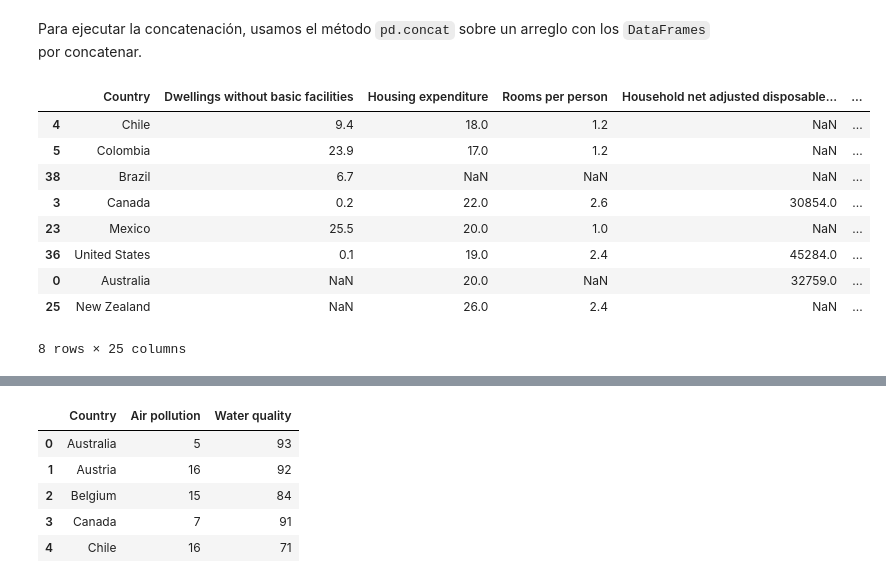
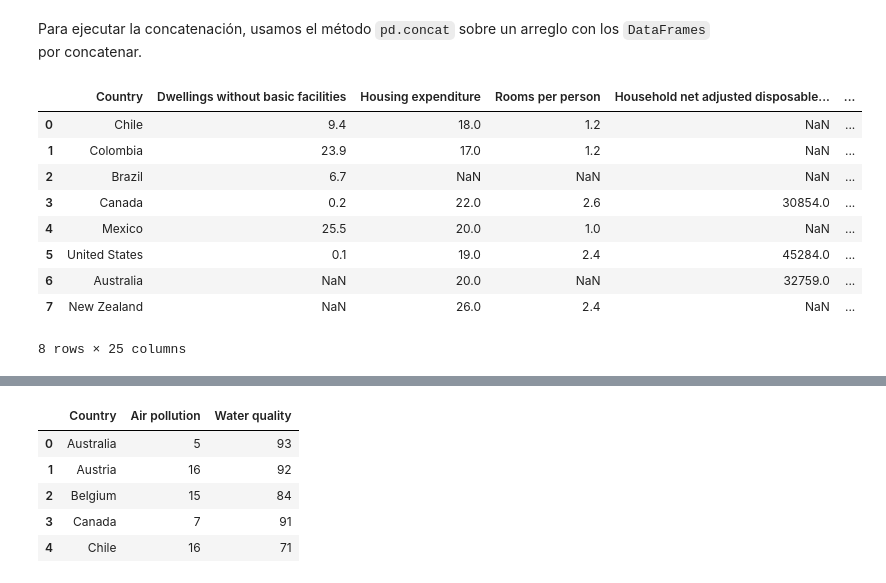
Before and after one commit to MDS7202/MDS7202, a Jupyter notebook: clases/2026-01/07_Pandas_Combinación_Fuentes_de_Datos_Pivoteos.ipynb, the cells around one changed output, grey strips where cells are left out. Saved outputs shown, nothing was run; the diff lists cells and outputs as text; code cells hidden in the pictures.

```diff
--- a/clases/2026-01/07_Pandas_Combinación_Fuentes_de_Datos_Pivoteos.ipynb
+++ b/clases/2026-01/07_Pandas_Combinación_Fuentes_de_Datos_Pivoteos.ipynb
@@ -221,22 +221,22 @@ Para ejecutar la concatenación, usamos el método `pd.concat` sobre un arreglo
 # %%
 df_concatenado_filas = pd.concat(
     [
         sudamerica_df,
         norteamerica_df,
         oceania_df
     ]
     , axis=0)
-df_concatenado_filas
+df_concatenado_filas.reset_index(drop=True)
 # %% [output]
 |  | Country | Dwellings without basic facilities | Housing expenditure | Rooms per person | Household net adjusted disposable... | ... |
-| 4 | Chile | 9.4 | 18.0 | 1.2 | NaN | ... |
-| 5 | Colombia | 23.9 | 17.0 | 1.2 | NaN | ... |
-| 38 | Brazil | 6.7 | NaN | NaN | NaN | ... |
+| 0 | Chile | 9.4 | 18.0 | 1.2 | NaN | ... |
+| 1 | Colombia | 23.9 | 17.0 | 1.2 | NaN | ... |
+| 2 | Brazil | 6.7 | NaN | NaN | NaN | ... |
 | 3 | Canada | 0.2 | 22.0 | 2.6 | 30854.0 | ... |
-| 23 | Mexico | 25.5 | 20.0 | 1.0 | NaN | ... |
-| 36 | United States | 0.1 | 19.0 | 2.4 | 45284.0 | ... |
-| 0 | Australia | NaN | 20.0 | NaN | 32759.0 | ... |
-| 25 | New Zealand | NaN | 26.0 | 2.4 | NaN | ... |
+| 4 | Mexico | 25.5 | 20.0 | 1.0 | NaN | ... |
+| 5 | United States | 0.1 | 19.0 | 2.4 | 45284.0 | ... |
+| 6 | Australia | NaN | 20.0 | NaN | 32759.0 | ... |
+| 7 | New Zealand | NaN | 26.0 | 2.4 | NaN | ... |
 8 rows × 25 columns
 # %% [markdown]
 ### 1.2 Caso 2: Concatenar Columnas
```
Also changed, not shown: parts of 12 cells of this notebook, 1 other file.
